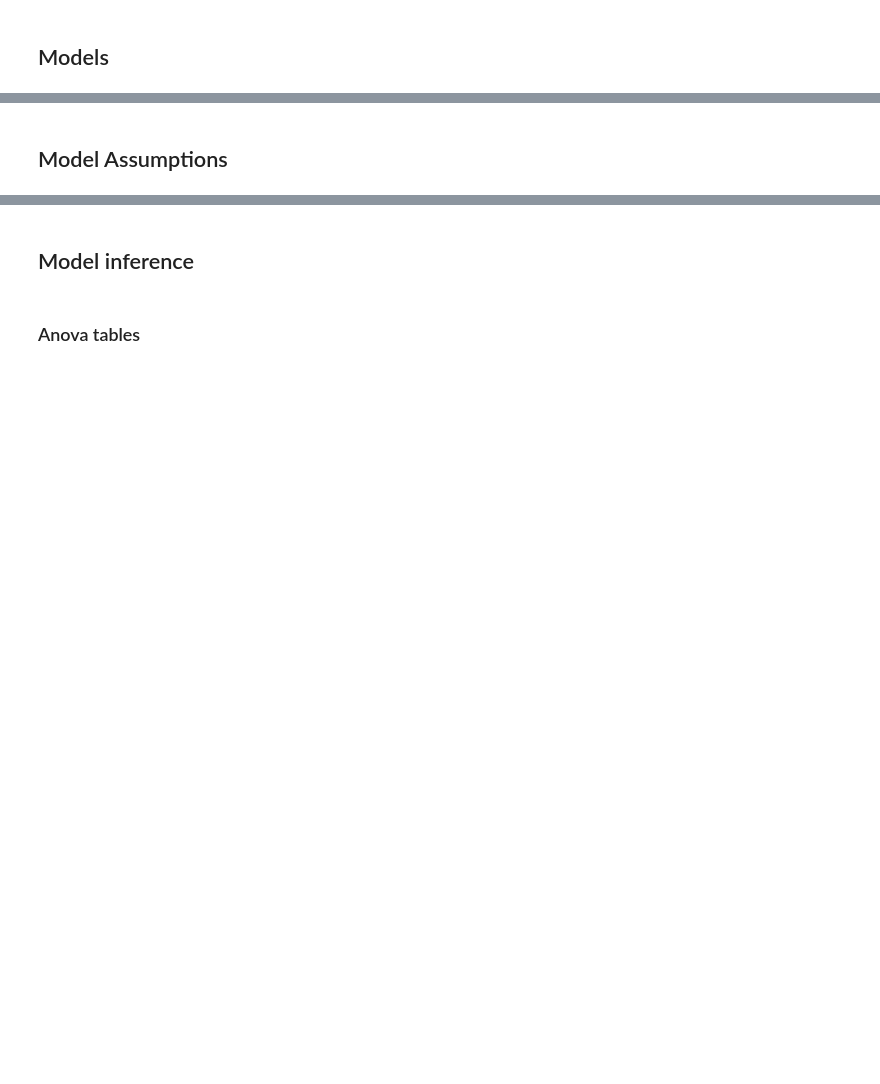
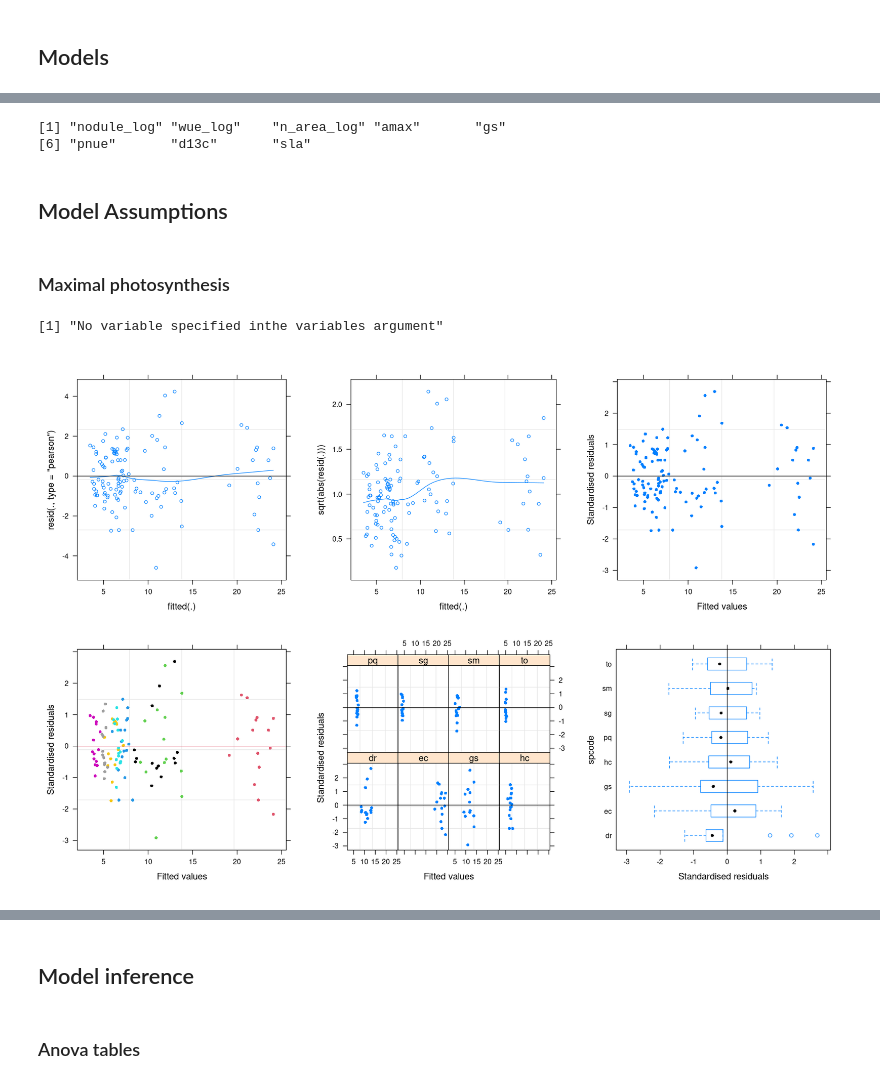
Before and after one commit to ecamo19/shade_house_reproducible_stats, a Jupyter notebook: notebooks/model_for_q2.ipynb, the cells around one changed output, grey strips where cells are left out. Cells and saved outputs as stored; diff of their text form; code cells hidden in the pictures; blank space fills up the shorter version.

```diff
--- a/notebooks/model_for_q2.ipynb
+++ b/notebooks/model_for_q2.ipynb
@@ -39,0 +65,10 @@ __For running each peice of code press shift + Enter__
+# %%
+## WUE log model
+model_q2_wue_log <- lmer(log(wue) ~ nfixer*treatment +
+                                        init_height +
+                                        (1|spcode),
+                         data = data_for_models)
+
+model_q2_wue_log <- list(model_q2_wue_log)
+
+names(model_q2_wue_log) <- "wue_log"
@@ -40,2 +77,38 @@ __For running each peice of code press shift + Enter__
+# %%
+# Delete unused variables
+data_nodules_cleaned <-
+    data_nodules_cleaned %>%
+
+        # add id to rownames for keep track of the rows
+        column_to_rownames("id") %>%
+        dplyr::select(spcode, treatment, everything())
+# %%
+nlme_nodule_log_weights <- lme(log(number_of_root_nodulation) ~ treatment + init_height,
+                                    random = ~1|spcode,
+                                    weights = varIdent(form = ~1|spcode),
+                                    data = data_nodules_cleaned)
+
+
+model_q2_nodule_log <- list(nlme_nodule_log_weights)
+
+names(model_q2_nodule_log) <- "nodule_log"
+# %%
+# Append log models to model list
+models_q2 <- append(model_q2_n_area_log, models_q2)
+models_q2 <- append(model_q2_wue_log, models_q2)
+models_q2 <- append(model_q2_nodule_log, models_q2)
+# %%
+names(models_q2)
+# %% [output]
+[1] "nodule_log" "wue_log"    "n_area_log" "amax"       "gs"
+[6] "pnue"       "d13c"       "sla"
 # %% [markdown]
 ## Model Assumptions
+# %% [markdown]
+### Maximal photosynthesis
+# %%
+par(mfrow = c(3,3))
+validation_plots(models_q2$amax, data = data_for_models,group = "spcode")
+# %% [output]
+[1] "No variable specified inthe variables argument"
+[figure, added]
```
Also changed, not shown: parts of 42 cells of this notebook, 1 other file.
